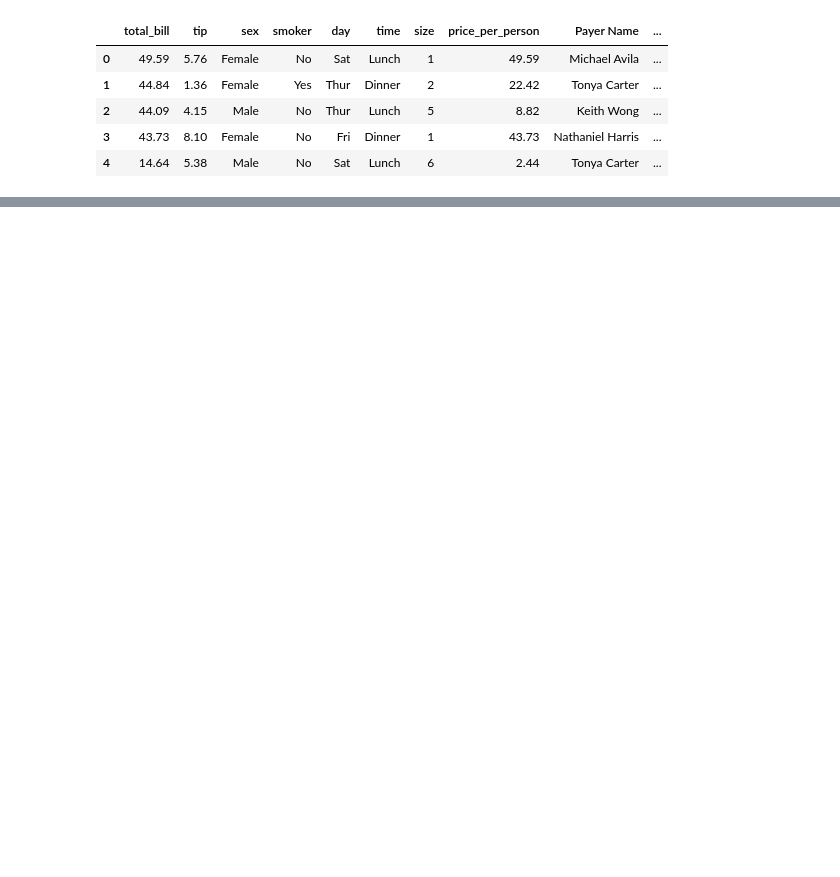
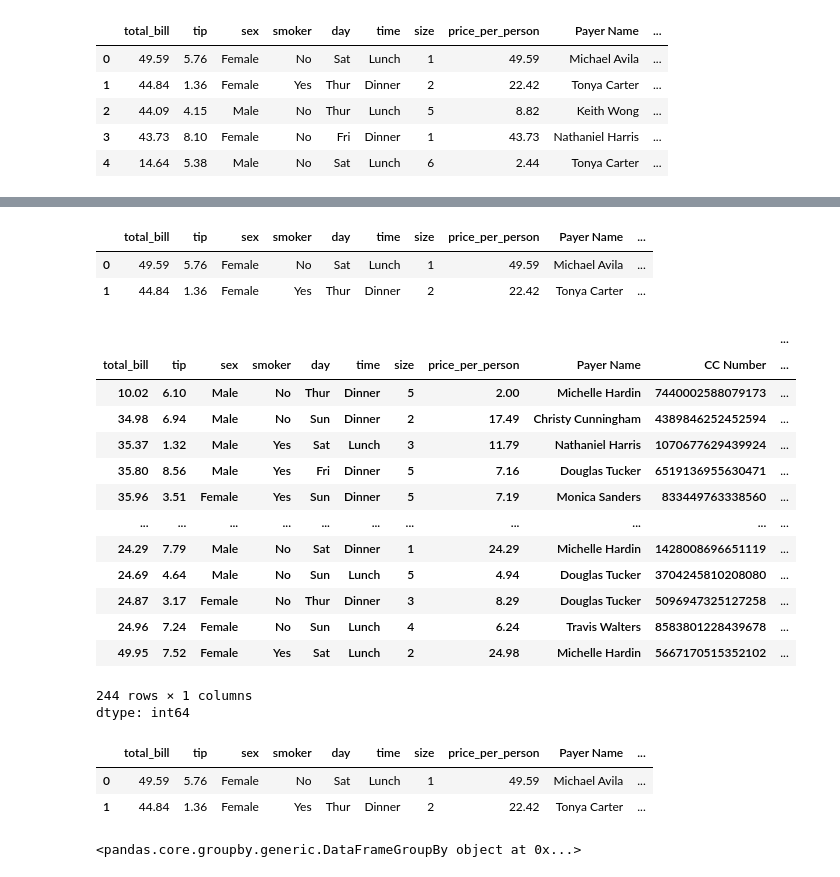
Before and after one commit to ibrahim10sy/learn-python, a Jupyter notebook: groupby.ipynb, the cells around one changed output, grey strips where cells are left out. Cells and saved outputs as stored; diff of their text form; code cells hidden in the pictures; blank space fills up the shorter version.

```diff
--- a/groupby.ipynb
+++ b/groupby.ipynb
@@ -27,0 +61,6 @@ TypeError: agg function failed [how->mean,dtype->object]
+# %%
+r
+# %% [output]
+|  | total_bill | tip | sex | smoker | day | time | size | price_per_person | Payer Name | ... |
+| 0 | 49.59 | 5.76 | Female | No | Sat | Lunch | 1 | 49.59 | Michael Avila | ... |
+| 1 | 44.84 | 1.36 | Female | Yes | Thur | Dinner | 2 | 22.42 | Tonya Carter | ... |
@@ -27,0 +69,28 @@ TypeError: agg function failed [how->mean,dtype->object]
+# %%
+df.value_counts()
+# %% [output]
+|  |  |  |  |  |  |  |  |  |  | ... |
+| total_bill | tip | sex | smoker | day | time | size | price_per_person | Payer Name | CC Number | ... |
+| 10.02 | 6.10 | Male | No | Thur | Dinner | 5 | 2.00 | Michelle Hardin | 7440002588079173 | ... |
+| 34.98 | 6.94 | Male | No | Sun | Dinner | 2 | 17.49 | Christy Cunningham | 4389846252452594 | ... |
+| 35.37 | 1.32 | Male | Yes | Sat | Lunch | 3 | 11.79 | Nathaniel Harris | 1070677629439924 | ... |
+| 35.80 | 8.56 | Male | Yes | Fri | Dinner | 5 | 7.16 | Douglas Tucker | 6519136955630471 | ... |
+| 35.96 | 3.51 | Female | Yes | Sun | Dinner | 5 | 7.19 | Monica Sanders | 833449763338560 | ... |
+| ... | ... | ... | ... | ... | ... | ... | ... | ... | ... | ... |
+| 24.29 | 7.79 | Male | No | Sat | Dinner | 1 | 24.29 | Michelle Hardin | 1428008696651119 | ... |
+| 24.69 | 4.64 | Male | No | Sun | Lunch | 5 | 4.94 | Douglas Tucker | 3704245810208080 | ... |
+| 24.87 | 3.17 | Female | No | Thur | Dinner | 3 | 8.29 | Douglas Tucker | 5096947325127258 | ... |
+| 24.96 | 7.24 | Female | No | Sun | Lunch | 4 | 6.24 | Travis Walters | 8583801228439678 | ... |
+| 49.95 | 7.52 | Female | Yes | Sat | Lunch | 2 | 24.98 | Michelle Hardin | 5667170515352102 | ... |
+244 rows × 1 columns
+dtype: int64
+# %%
+df.loc[[0,1]]
+# %% [output]
+|  | total_bill | tip | sex | smoker | day | time | size | price_per_person | Payer Name | ... |
+| 0 | 49.59 | 5.76 | Female | No | Sat | Lunch | 1 | 49.59 | Michael Avila | ... |
+| 1 | 44.84 | 1.36 | Female | Yes | Thur | Dinner | 2 | 22.42 | Tonya Carter | ... |
+# %%
+df[df['size'].isin([2,4])].groupby(['total_bill'])
+# %% [output]
+<pandas.core.groupby.generic.DataFrameGroupBy object at 0x...>
```
Also changed, not shown: parts of 9 cells of this notebook.
